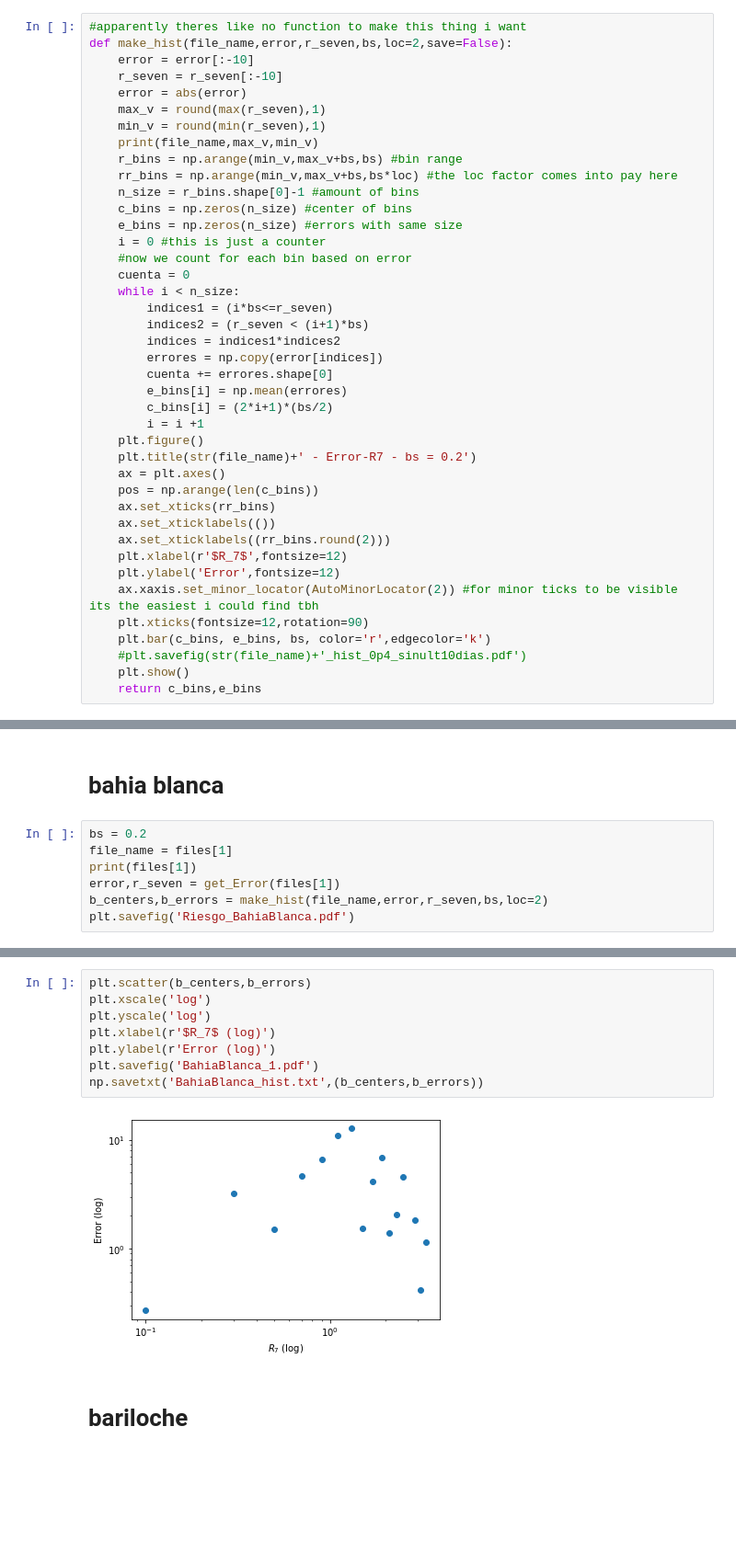
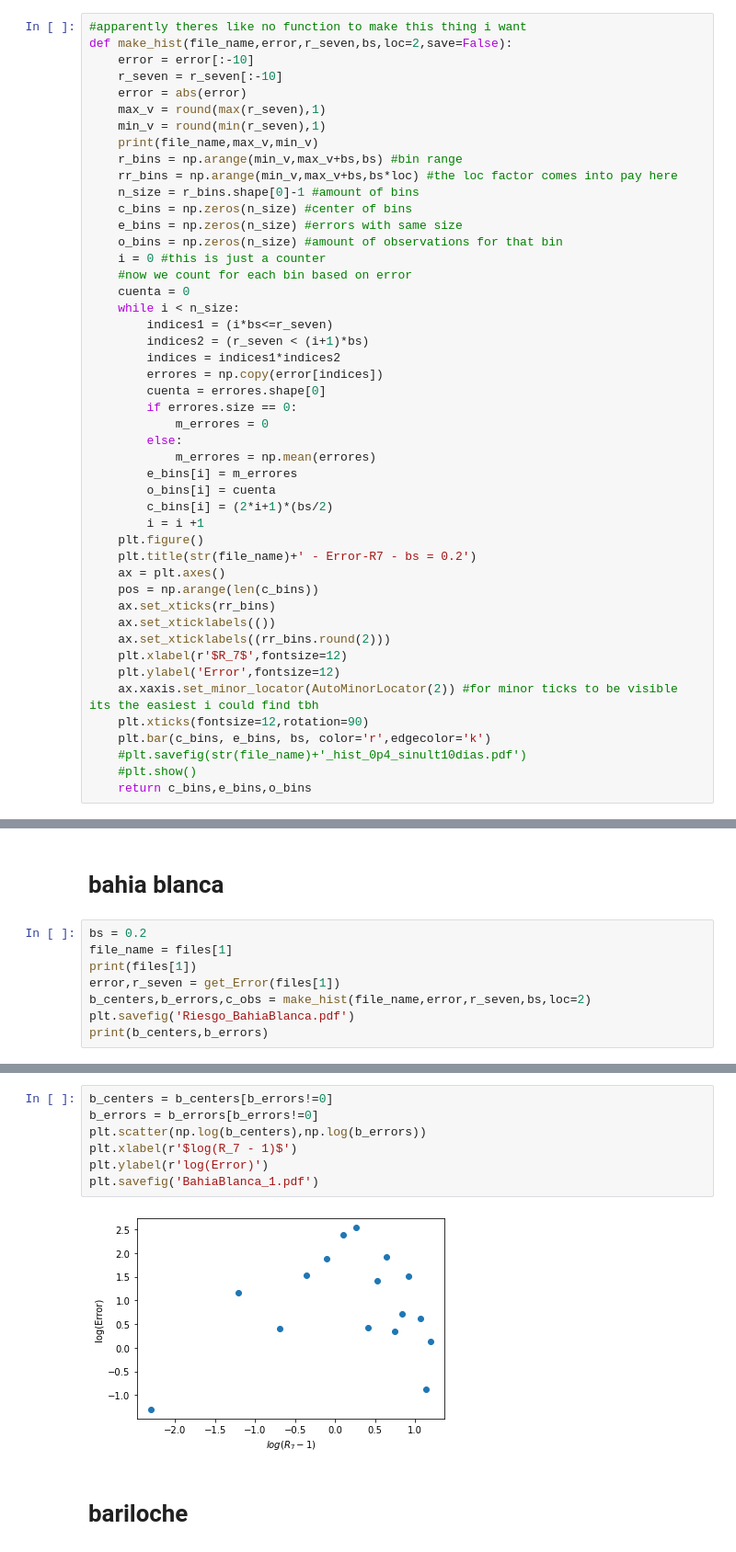
Before and after one commit to denisecammarota/tesis-ib, a Jupyter notebook: Graficos_error/Graficos_Error_Riesgo_2.ipynb, the cells around one changed output, grey strips where cells are left out. Shown at 92% size. Drawn from its saved outputs; the diff is of its cells as text; blank space fills up the shorter version.

```diff
--- a/Graficos_error/Graficos_Error_Riesgo_2.ipynb
+++ b/Graficos_error/Graficos_Error_Riesgo_2.ipynb
@@ -46,6 +46,7 @@ def make_hist(file_name,error,r_seven,bs,loc=2,save=False):
     n_size = r_bins.shape[0]-1 #amount of bins
     c_bins = np.zeros(n_size) #center of bins
     e_bins = np.zeros(n_size) #errors with same size
+    o_bins = np.zeros(n_size) #amount of observations for that bin
     i = 0 #this is just a counter
     #now we count for each bin based on error
     cuenta = 0
@@ -54,8 +55,13 @@ def make_hist(file_name,error,r_seven,bs,loc=2,save=False):
         indices2 = (r_seven < (i+1)*bs)
         indices = indices1*indices2
         errores = np.copy(error[indices])
-        cuenta += errores.shape[0]
-        e_bins[i] = np.mean(errores)
+        cuenta = errores.shape[0]
+        if errores.size == 0:
+            m_errores = 0
+        else:
+            m_errores = np.mean(errores)
+        e_bins[i] = m_errores
+        o_bins[i] = cuenta
         c_bins[i] = (2*i+1)*(bs/2)
         i = i +1
     plt.figure()
@@ -71,5 +77,5 @@ def make_hist(file_name,error,r_seven,bs,loc=2,save=False):
     plt.xticks(fontsize=12,rotation=90)
     plt.bar(c_bins, e_bins, bs, color='r',edgecolor='k')
     #plt.savefig(str(file_name)+'_hist_0p4_sinult10dias.pdf')
-    plt.show()
-    return c_bins,e_bins
+    #plt.show()
+    return c_bins,e_bins,o_bins
@@ -125,8 +132,9 @@ bs = 0.2
 file_name = files[1]
 print(files[1])
 error,r_seven = get_Error(files[1])
-b_centers,b_errors = make_hist(file_name,error,r_seven,bs,loc=2)
+b_centers,b_errors,c_obs = make_hist(file_name,error,r_seven,bs,loc=2)
 plt.savefig('Riesgo_BahiaBlanca.pdf')
+print(b_centers,b_errors)
 # %% [output]
 RiesgoBahíaBlanca
 RiesgoBahíaBlanca 3.3 0.0
@@ -135,13 +163,12 @@ RiesgoBahíaBlanca 3.3 0.0
 # %%
-plt.scatter(b_centers,b_errors)
-plt.xscale('log')
-plt.yscale('log')
-plt.xlabel(r'$R_7$ (log)')
-plt.ylabel(r'Error (log)')
+b_centers = b_centers[b_errors!=0]
+b_errors = b_errors[b_errors!=0]
+plt.scatter(np.log(b_centers),np.log(b_errors))
+plt.xlabel(r'$log(R_7 - 1)$')
+plt.ylabel(r'log(Error)')
 plt.savefig('BahiaBlanca_1.pdf')
-np.savetxt('BahiaBlanca_hist.txt',(b_centers,b_errors))
 # %% [output]
-[figure, old version]
+[figure, new version]
 # %% [markdown]
 # bariloche
 # %%
```
Also changed, not shown: parts of 24 cells of this notebook, 15 other files.
